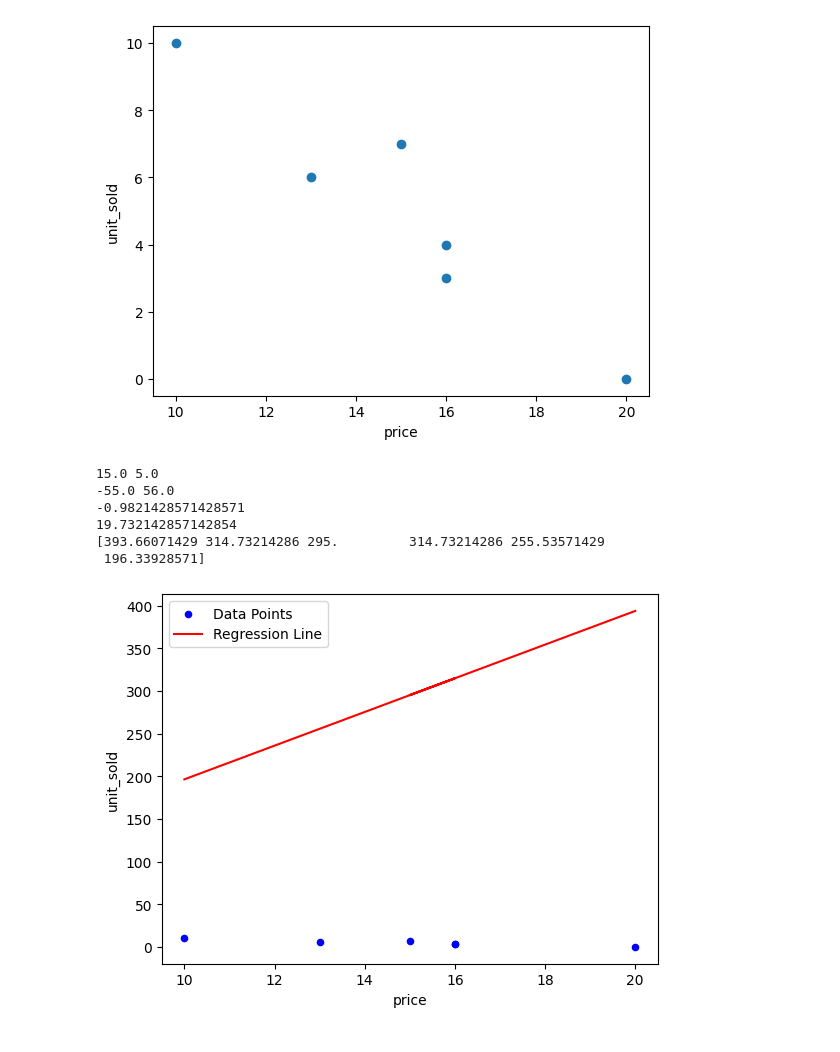
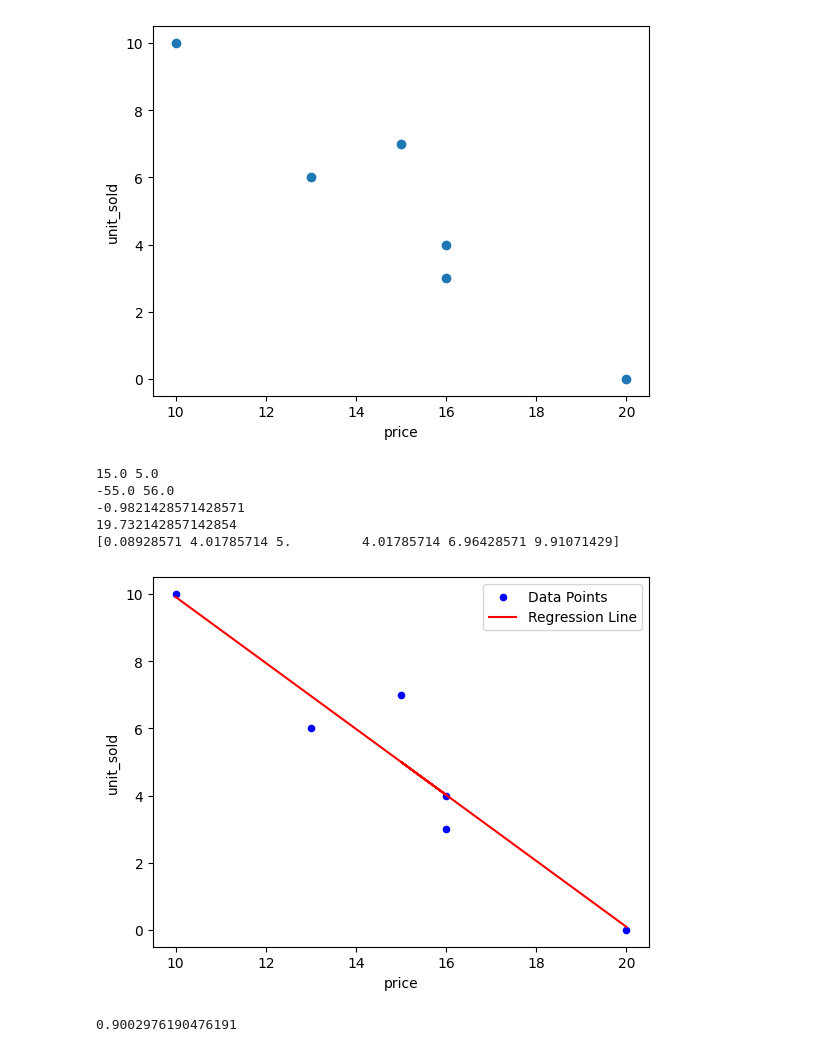
Before and after one commit to ManarAds/chocolate-bar, a Jupyter notebook: lab_03_03_hands_on_linear_regression.ipynb, the cells around one changed output. Cells and saved outputs as stored; diff of their text form; code cells hidden in the pictures.

```diff
--- a/lab_03_03_hands_on_linear_regression.ipynb
+++ b/lab_03_03_hands_on_linear_regression.ipynb
@@ -54,21 +54,28 @@ def calculation_of_b1(x,y):
 b1=calculation_of_b1(price, unit_sold)
 b0=y_mean-(b1)*x_mean
 print(b0)
-regression_line=b1+(b0*price)
+regression_line=b0+(b1*price)
 print(regression_line)
 # %% [output]
 15.0 5.0
 -55.0 56.0
 -0.9821428571428571
 19.732142857142854
-[393.66071429 314.73214286 295.         314.73214286 255.53571429
- 196.33928571]
+[0.08928571 4.01785714 5.         4.01785714 6.96428571 9.91071429]
 # %%
 mp.scatter(price , unit_sold , s=20 , c='blue' , alpha=1 ,label='Data Points' )
 mp.plot(price , regression_line , c='red',label='Regression Line')
 mp.legend()
 mp.xlabel('price')
 mp.ylabel('unit_sold')
 mp.show()
+
+SS_tt = np.sum((unit_sold - y_mean)** 2)
+SS_reg = np.sum((unit_sold- regression_line) ** 2)
+
+r_squar = 1 - (SS_reg / SS_tt)
+
+print(r_squar)
 # %% [output]
-[figure, old version]
+[figure, new version]
+0.9002976190476191
```
